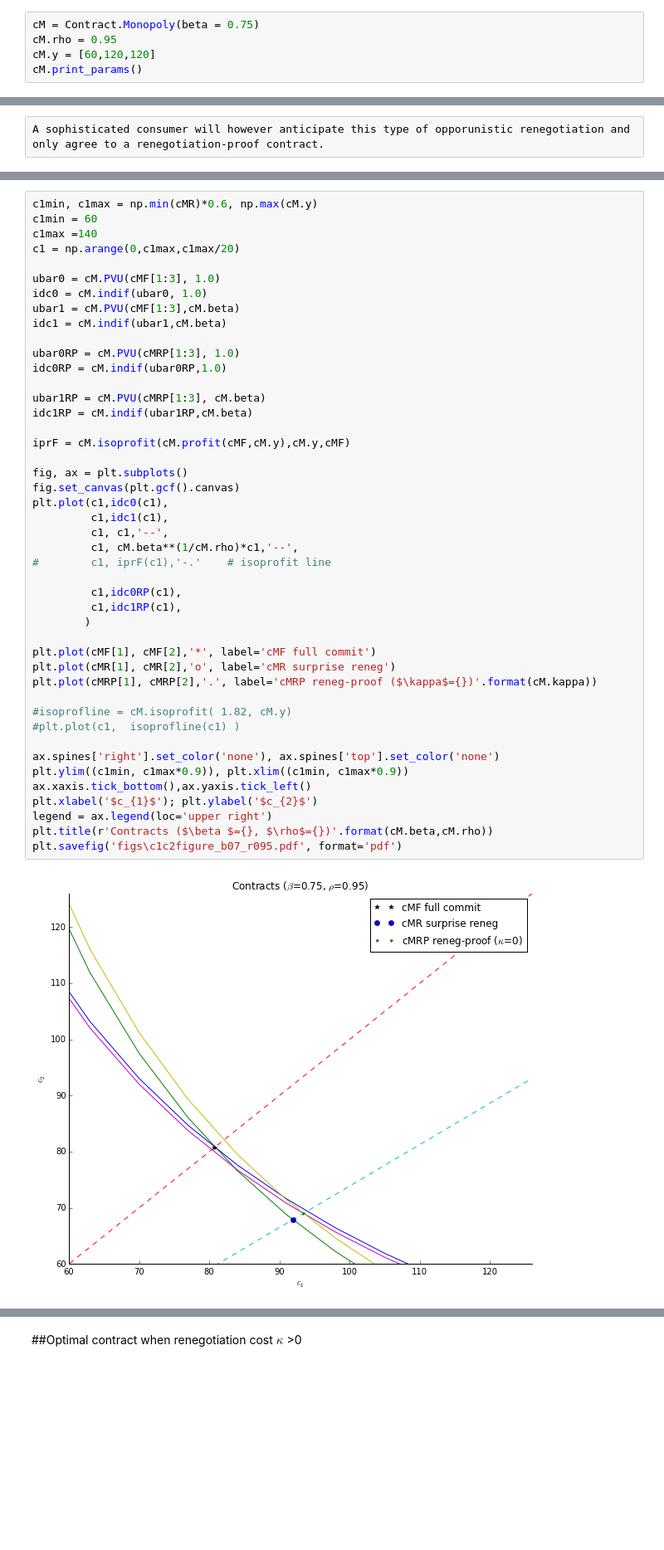
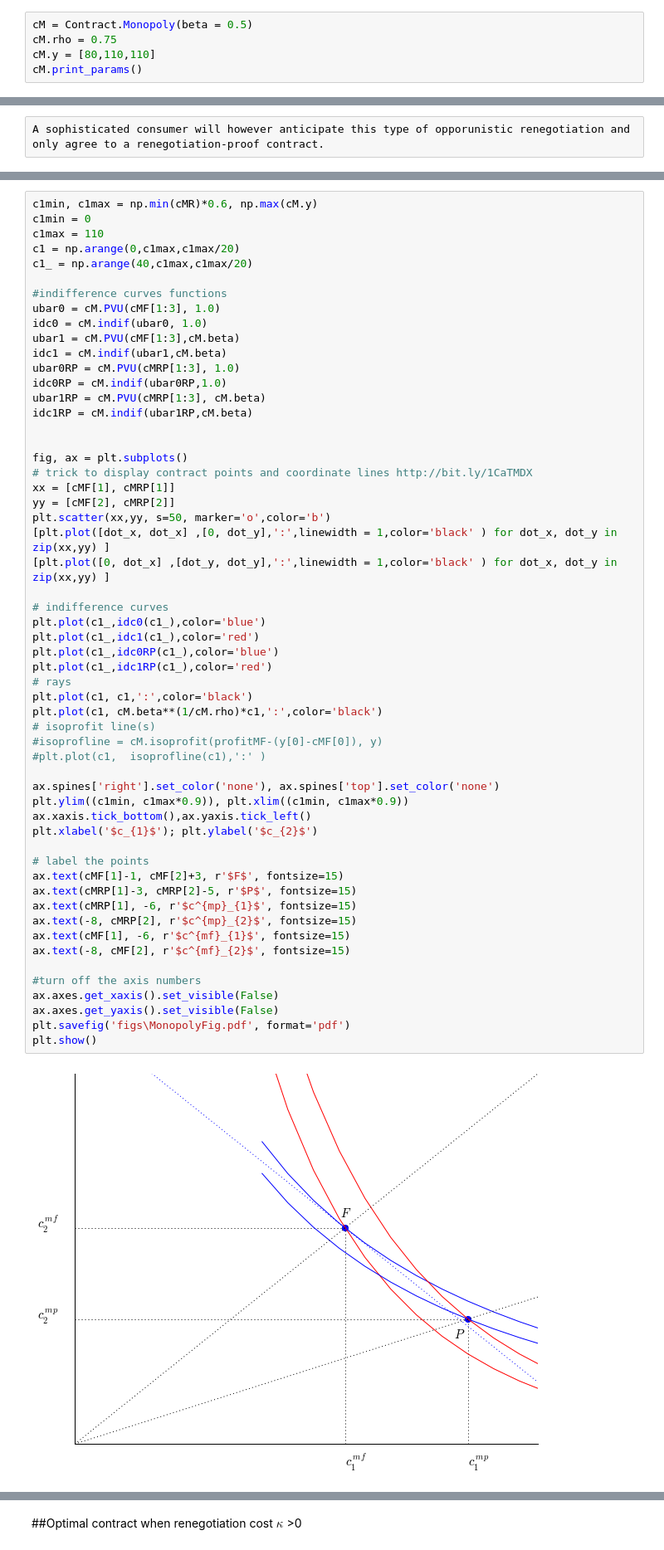
Before and after one commit to jhconning/renegotiation, a Jupyter notebook: py/monopoly.ipynb, the cells around one changed output, grey strips where cells are left out. Shown at 83% size. Drawn from its saved outputs; the diff is of its cells as text; blank space fills up the shorter version.

Commit message:
New figure plotting Fixed problem with monopoly reneg-proof contract

```diff
--- a/py/monopoly.ipynb
+++ b/py/monopoly.ipynb
@@ -130,8 +130,8 @@ The first constraint is the period 0 self's participation constraint and the sec
 # %% [markdown]
 Let's create an object instance which we will call cM, printout the parameters associated with this instance and then run a few checks to make sure the cM.reneg function works right:
 # %%
-cM = Contract.Monopoly(beta = 0.75)
-cM.rho = 0.95
-cM.y = [60,120,120]
+cM = Contract.Monopoly(beta = 0.5)
+cM.rho = 0.75
+cM.y = [80,110,110]
 cM.print_params()
 # %% [output]
@@ -190,47 +222,58 @@ Here's a plot.
 # %%
 c1min, c1max = np.min(cMR)*0.6, np.max(cM.y)
-c1min = 60
-c1max =140
+c1min = 0
+c1max = 110
 c1 = np.arange(0,c1max,c1max/20)
+c1_ = np.arange(40,c1max,c1max/20)
 
+#indifference curves functions
 ubar0 = cM.PVU(cMF[1:3], 1.0)
 idc0 = cM.indif(ubar0, 1.0)
 ubar1 = cM.PVU(cMF[1:3],cM.beta)
 idc1 = cM.indif(ubar1,cM.beta)
-
 ubar0RP = cM.PVU(cMRP[1:3], 1.0)
 idc0RP = cM.indif(ubar0RP,1.0)
-
 ubar1RP = cM.PVU(cMRP[1:3], cM.beta)
 idc1RP = cM.indif(ubar1RP,cM.beta)
 
-iprF = cM.isoprofit(cM.profit(cMF,cM.y),cM.y,cMF)
 
 fig, ax = plt.subplots()
-fig.set_canvas(plt.gcf().canvas)
-plt.plot(c1,idc0(c1),
-         c1,idc1(c1),
-         c1, c1,'--',
-         c1, cM.beta**(1/cM.rho)*c1,'--',
-#        c1, iprF(c1),'-.'    # isoprofit line
+# trick to display contract points and coordinate lines http://bit.ly/1CaTMDX
+xx = [cMF[1], cMRP[1]]
+yy = [cMF[2], cMRP[2]]
+plt.scatter(xx,yy, s=50, marker='o',color='b')
+[plt.plot([dot_x, dot_x] ,[0, dot_y],':',linewidth = 1,color='black' ) for dot_x, dot_y in zip(xx,yy) ]
+[plt.plot([0, dot_x] ,[dot_y, dot_y],':',linewidth = 1,color='black' ) for dot_x, dot_y in zip(xx,yy) ]
 
-         c1,idc0RP(c1),
-         c1,idc1RP(c1),
-        )
-
-plt.plot(cMF[1], cMF[2],'*', label='cMF full commit')
-plt.plot(cMR[1], cMR[2],'o', label='cMR surprise reneg')
-plt.plot(cMRP[1], cMRP[2],'.', label='cMRP reneg-proof ($\kappa$={})'.format(cM.kappa))
-
-#isoprofline = cM.isoprofit( 1.82, cM.y)
-#plt.plot(c1,  isoprofline(c1) )
+# indifference curves
+plt.plot(c1_,idc0(c1_),color='blue')
+plt.plot(c1_,idc1(c1_),color='red')
+plt.plot(c1_,idc0RP(c1_),color='blue')
+plt.plot(c1_,idc1RP(c1_),color='red')
+# rays
+plt.plot(c1, c1,':',color='black')
+plt.plot(c1, cM.beta**(1/cM.rho)*c1,':',color='black')
+# isoprofit line(s)
+#isoprofline = cM.isoprofit(profitMF-(y[0]-cMF[0]), y)
+#plt.plot(c1,  isoprofline(c1),':' )
 
 ax.spines['right'].set_color('none'), ax.spines['top'].set_color('none')
 plt.ylim((c1min, c1max*0.9)), plt.xlim((c1min, c1max*0.9))
 ax.xaxis.tick_bottom(),ax.yaxis.tick_left()
 plt.xlabel('$c_{1}$'); plt.ylabel('$c_{2}$')
-legend = ax.legend(loc='upper right')
-plt.title(r'Contracts ($\beta $={}, $\rho$={})'.format(cM.beta,cM.rho))
-plt.savefig('figs\c1c2figure_b07_r095.pdf', format='pdf')
+
+# label the points
+ax.text(cMF[1]-1, cMF[2]+3, r'$F$', fontsize=15)
+ax.text(cMRP[1]-3, cMRP[2]-5, r'$P$', fontsize=15)
+ax.text(cMRP[1], -6, r'$c^{mp}_{1}$', fontsize=15)
+ax.text(-8, cMRP[2], r'$c^{mp}_{2}$', fontsize=15)
+ax.text(cMF[1], -6, r'$c^{mf}_{1}$', fontsize=15)
+ax.text(-8, cMF[2], r'$c^{mf}_{2}$', fontsize=15)
+
+#turn off the axis numbers
+ax.axes.get_xaxis().set_visible(False)
+ax.axes.get_yaxis().set_visible(False)
+plt.savefig('figs\MonopolyFig.pdf', format='pdf')
+plt.show()
 # %% [output]
-[figure, old version]
+[figure, new version]
```
Also changed, not shown: parts of 13 cells of this notebook, 4 other files.
